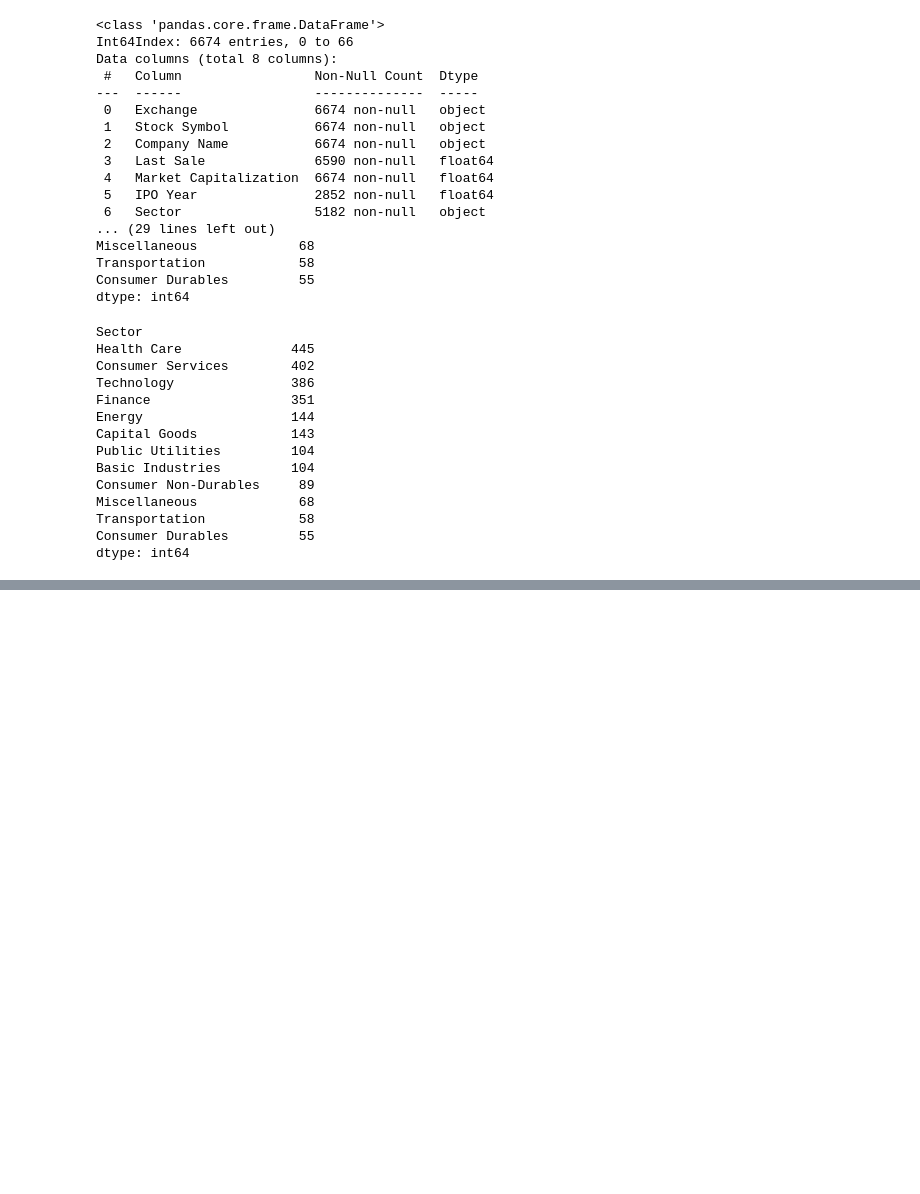
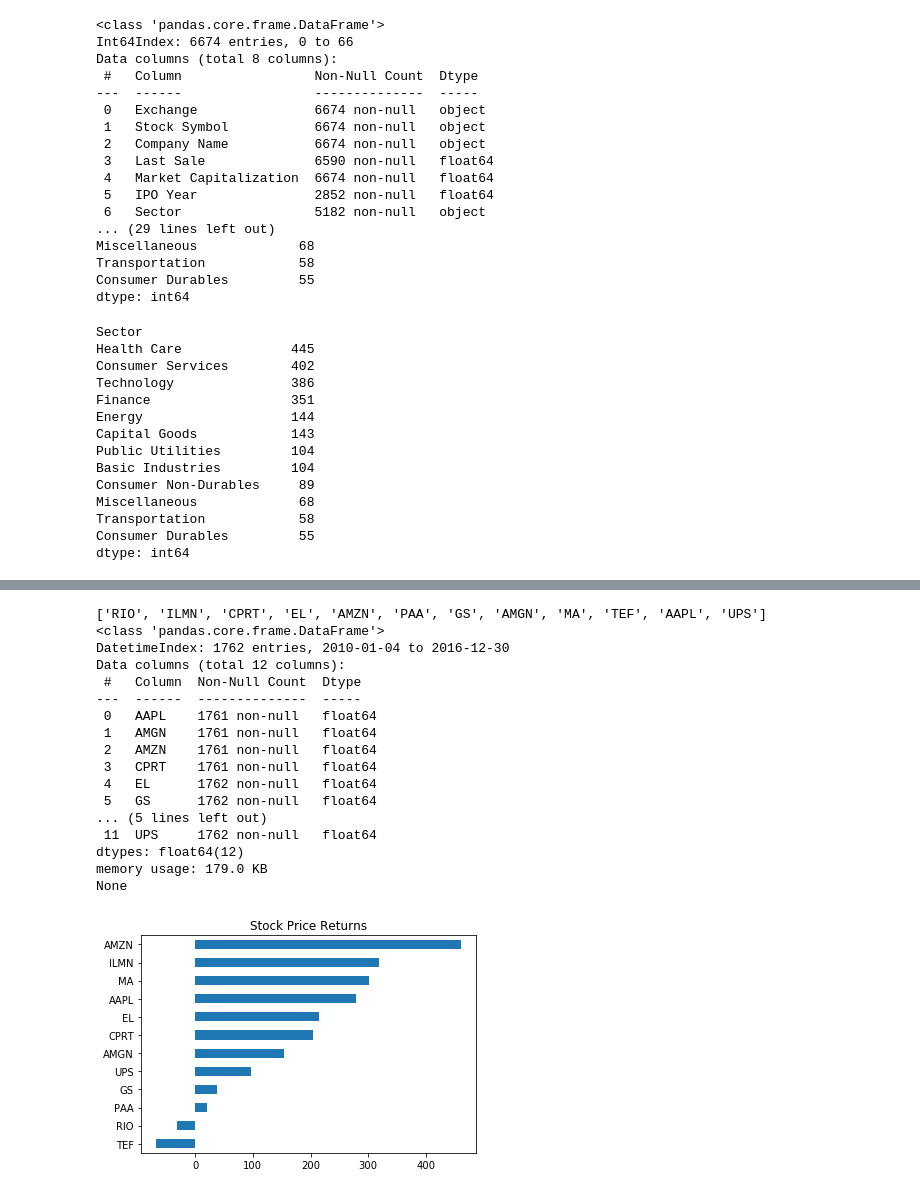
Before and after one commit to AI-MOO/Time_Series_Datacamp, a Jupyter notebook: 01_Manipulating_Time_Series_Data_in_Python/04_Putting_it_all_together_Building_a_value_weighted_index.ipynb, the cells around one changed output, grey strips where cells are left out. Drawn from its saved outputs; the diff is of its cells as text; code cells hidden in the pictures; blank space fills up the shorter version.

```diff
--- a/01_Manipulating_Time_Series_Data_in_Python/04_Putting_it_all_together_Building_a_value_weighted_index.ipynb
+++ b/01_Manipulating_Time_Series_Data_in_Python/04_Putting_it_all_together_Building_a_value_weighted_index.ipynb
@@ -137,0 +169,37 @@ Name: Market Capitalization, dtype: float64
+# %%
+import matplotlib.pyplot as plt
+tickers = ['RIO', 'ILMN', 'CPRT', 'EL', 'AMZN', 'PAA', 'GS', 'AMGN', 'MA', 'TEF', 'AAPL', 'UPS']
+
+# Print tickers
+print(tickers)
+
+# Import prices and inspect result
+stock_prices = pd.read_csv('datasets/stock_prices.csv', parse_dates=['Date'], index_col='Date')
+print(stock_prices.info())
+
+# Calculate the returns
+price_return = stock_prices.iloc[-1].div(stock_prices.iloc[0]).sub(1).mul(100)
+
+# Plot horizontal bar chart of sorted price_return
+price_return.sort_values().plot(kind='barh', title='Stock Price Returns')
+plt.title('Stock Price Returns')
+plt.show()
+# %% [output]
+['RIO', 'ILMN', 'CPRT', 'EL', 'AMZN', 'PAA', 'GS', 'AMGN', 'MA', 'TEF', 'AAPL', 'UPS']
+<class 'pandas.core.frame.DataFrame'>
+DatetimeIndex: 1762 entries, 2010-01-04 to 2016-12-30
+Data columns (total 12 columns):
+ #   Column  Non-Null Count  Dtype
+---  ------  --------------  -----
+ 0   AAPL    1761 non-null   float64
+ 1   AMGN    1761 non-null   float64
+ 2   AMZN    1761 non-null   float64
+ 3   CPRT    1761 non-null   float64
+ 4   EL      1762 non-null   float64
+ 5   GS      1762 non-null   float64
+... (5 lines left out)
+ 11  UPS     1762 non-null   float64
+dtypes: float64(12)
+memory usage: 179.0 KB
+None
+[figure, added]
```
Also changed, not shown: parts of 5 cells of this notebook.
